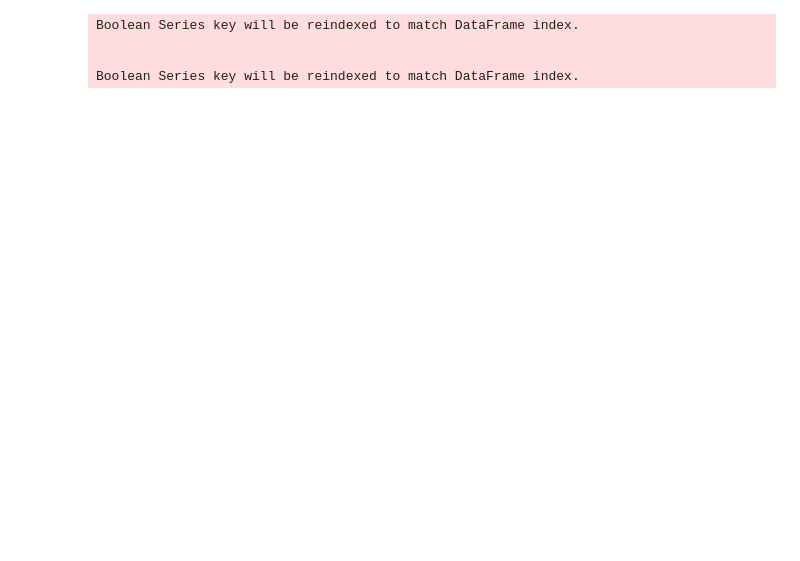
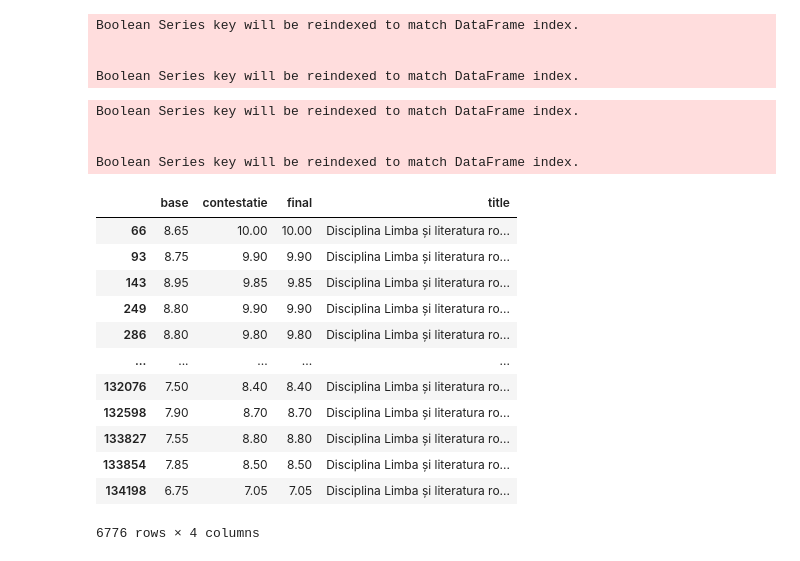
Before and after one commit to tacheometry/rezultate-bac-2024, a Jupyter notebook: Bac_Stats.ipynb, the cells around one changed output. Cells and saved outputs as stored; diff of their text form; code cells hidden in the pictures; blank space fills up the shorter version.

```diff
--- a/Bac_Stats.ipynb
+++ b/Bac_Stats.ipynb
@@ -43,10 +48,12 @@ bac_for_mean_2['limba_materna_scris'] = pd.to_numeric(bac_for_mean_2['limba_mate
 bac_for_mean_2['media_calc_original'] = bac_for_mean_2[['limba_romana_scris', 'disciplina_obligatorie_scris', 'disciplina_aleasa_scris', 'limba_materna_scris']].mean(axis=1).apply(lambda x: x if x != x else math.trunc(x * 100) / 100)
 bac_original["media_calc_original"] = bac_for_mean_2["media_calc_original"]
 # %%
-def val(bac, base_key, key_contestatie, title):
+def val(bac, base_key, key_contestatie, key_final, title):
   df = pd.DataFrame()
   df["base"] = pd.to_numeric(bac[base_key], errors="coerce")
   df["contestatie"] = pd.to_numeric(bac[key_contestatie], errors="coerce")
+  df["final"] = pd.to_numeric(bac[key_final], errors="coerce")
+
   df.dropna(subset=["base"], inplace=True)
   df["title"] = "Disciplina " + title
   return df
@@ -54,12 +61,12 @@ def val(bac, base_key, key_contestatie, title):
 def sort_by_count(x):
   return sorted(x, key=lambda a: a["contestatie"].count(), reverse=True)
 
-VAL_ROMANA = val(bac_original, "limba_romana_scris", "limba_romana_contestatie", "Limba și literatura română")
+VAL_ROMANA = val(bac_original, "limba_romana_scris", "limba_romana_contestatie", "limba_romana_nota_finala", "Limba și literatura română")
 VALS_OBLIGATORII = []
 VALS_OBLIGATORII_ALL = []
 for obligatorie in bac_original["disciplina_obligatorie"].unique().tolist():
   filtered = bac_original[bac_original["disciplina_obligatorie"] == obligatorie]
-  data = val(filtered, "disciplina_obligatorie_scris", "disciplina_obligatorie_contestatie", obligatorie)
+  data = val(filtered, "disciplina_obligatorie_scris", "disciplina_obligatorie_contestatie", "disciplina_obligatorie_nota_finala", obligatorie)
   if data["contestatie"].count() > 1000:
     VALS_OBLIGATORII.append(data)
   VALS_OBLIGATORII_ALL.append(data)
@@ -68,7 +75,7 @@ VALS_ALESE = []
 VALS_ALESE_ALL = []
 for aleasa in bac_original["disciplina_aleasa"].unique().tolist():
   filtered = bac_original[bac_original["disciplina_aleasa"] == aleasa]
-  data = val(filtered, "disciplina_aleasa_scris", "disciplina_aleasa_contestatie", aleasa)
+  data = val(filtered, "disciplina_aleasa_scris", "disciplina_aleasa_contestatie", "disciplina_aleasa_nota_finala", aleasa)
   if data["contestatie"].count() > 1000:
     VALS_ALESE.append(data)
   VALS_ALESE_ALL.append(data)
@@ -267,3 +302,23 @@ Boolean Series key will be reindexed to match DataFrame index.
 
 
 Boolean Series key will be reindexed to match DataFrame index.
+# %%
+VAL_ROMANA[VAL_ROMANA["base"] > 6.5][VAL_ROMANA["base"] < 9][VAL_ROMANA["final"] - VAL_ROMANA["base"] > 0]
+# %% [output]
+Boolean Series key will be reindexed to match DataFrame index.
+
+
+Boolean Series key will be reindexed to match DataFrame index.
+|  | base | contestatie | final | title |
+| 66 | 8.65 | 10.00 | 10.00 | Disciplina Limba și literatura ro... |
+| 93 | 8.75 | 9.90 | 9.90 | Disciplina Limba și literatura ro... |
+| 143 | 8.95 | 9.85 | 9.85 | Disciplina Limba și literatura ro... |
+| 249 | 8.80 | 9.90 | 9.90 | Disciplina Limba și literatura ro... |
+| 286 | 8.80 | 9.80 | 9.80 | Disciplina Limba și literatura ro... |
+| ... | ... | ... | ... | ... |
+| 132076 | 7.50 | 8.40 | 8.40 | Disciplina Limba și literatura ro... |
+| 132598 | 7.90 | 8.70 | 8.70 | Disciplina Limba și literatura ro... |
+| 133827 | 7.55 | 8.80 | 8.80 | Disciplina Limba și literatura ro... |
+| 133854 | 7.85 | 8.50 | 8.50 | Disciplina Limba și literatura ro... |
+| 134198 | 6.75 | 7.05 | 7.05 | Disciplina Limba și literatura ro... |
+6776 rows × 4 columns
```
Also changed, not shown: parts of 14 cells of this notebook.
